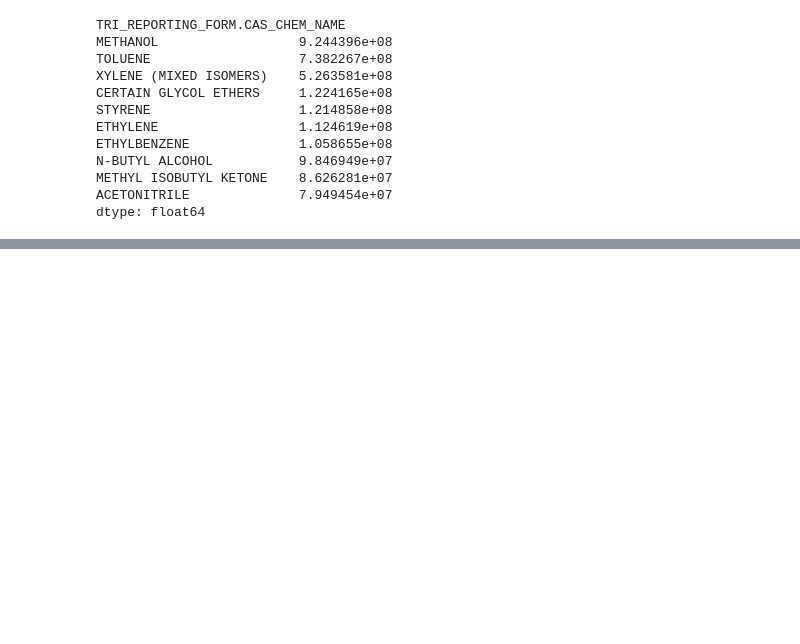
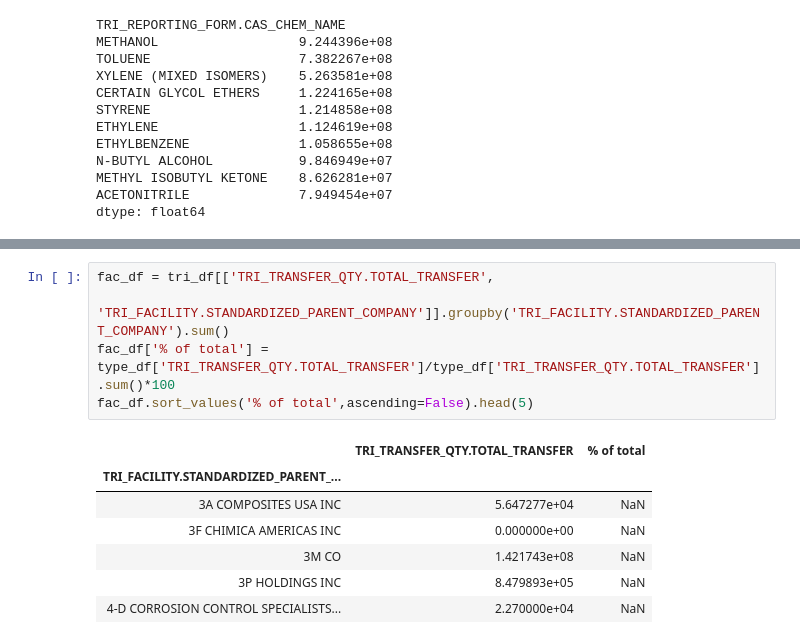
Before and after one commit to chepyle/Python4ChEs, a Jupyter notebook: TRI_API.ipynb, the cells around one changed output, grey strips where cells are left out. Cells and saved outputs as stored; diff of their text form; blank space fills up the shorter version.

```diff
--- a/TRI_API.ipynb
+++ b/TRI_API.ipynb
@@ -203,6 +203,19 @@ dtype: float64
 df.loc[:,top_chems.index].hvplot(width=800,height=400,logy=True)
 # %% [output]
 [interactive output not drawn]
+# %%
+fac_df = tri_df[['TRI_TRANSFER_QTY.TOTAL_TRANSFER',
+                  'TRI_FACILITY.STANDARDIZED_PARENT_COMPANY']].groupby('TRI_FACILITY.STANDARDIZED_PARENT_COMPANY').sum()
+fac_df['% of total'] = type_df['TRI_TRANSFER_QTY.TOTAL_TRANSFER']/type_df['TRI_TRANSFER_QTY.TOTAL_TRANSFER'].sum()*100
+fac_df.sort_values('% of total',ascending=False).head(5)
+# %% [output]
+|  | TRI_TRANSFER_QTY.TOTAL_TRANSFER | % of total |
+| TRI_FACILITY.STANDARDIZED_PARENT_... |  |  |
+| 3A COMPOSITES USA INC | 5.647277e+04 | NaN |
+| 3F CHIMICA AMERICAS INC | 0.000000e+00 | NaN |
+| 3M CO | 1.421743e+08 | NaN |
+| 3P HOLDINGS INC | 8.479893e+05 | NaN |
+| 4-D CORROSION CONTROL SPECIALISTS... | 2.270000e+04 | NaN |
 # %%
 %load_ext watermark
 %watermark -v -iv
```
Also changed, not shown: parts of 2 cells of this notebook, 12 other files.
